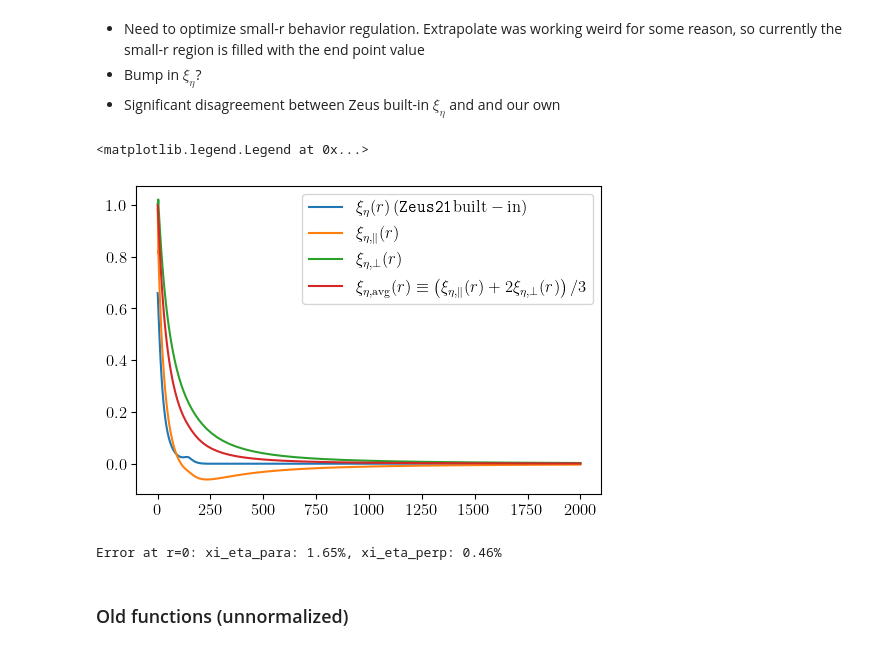
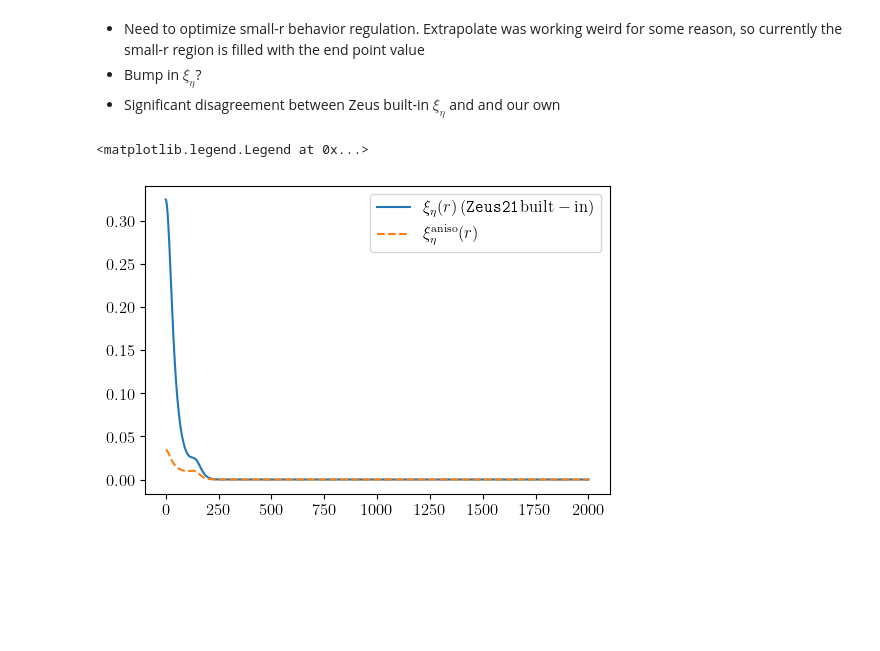
Before and after one commit to ryanyrzh/Zeus21, a Jupyter notebook: aniso_tests/xi_eta_aniso.ipynb, the cells around one changed output. Cells and saved outputs as stored; diff of their text form; code cells hidden in the pictures; blank space fills up the shorter version.

```diff
--- a/aniso_tests/xi_eta_aniso.ipynb
+++ b/aniso_tests/xi_eta_aniso.ipynb
@@ -10,13 +10,12 @@ import zeus21
 plt.rc('text', usetex=True)
 plt.rc('font', family='serif', size=12)
 # %%
-UserParams = zeus21.User_Parameters(precisionboost=2)
-CosmoParams_input = zeus21.Cosmo_Parameters_Input(kmax_CLASS=1000., USE_RELATIVE_VELOCITIES=True,)
+UserParams = zeus21.User_Parameters(precisionboost=3)
+CosmoParams_input = zeus21.Cosmo_Parameters_Input(kmax_CLASS=1000., USE_RELATIVE_VELOCITIES=True, ANISO_XI_ETA=True)
 ClassyCosmo = zeus21.runclass(CosmoParams_input)
 CosmoParams = zeus21.Cosmo_Parameters(UserParams, CosmoParams_input, ClassyCosmo)
 CorrFClass = zeus21.Correlations(UserParams, CosmoParams, ClassyCosmo)
 # %%
 r_list = CorrFClass.rlist_CF
 xi_eta = CorrFClass.xiEta_RR_CF # This was in Zeus
-xi_eta_para = CorrFClass.xiEta_RR_CF_para # These two are new
-xi_eta_perp = CorrFClass.xiEta_RR_CF_perp # These two are new
+xi_eta_aniso = CorrFClass.xiEta_RR_CF_aniso_mnc # This is new
@@ -25,20 +22,11 @@ xi_eta_avg = (xi_eta_para + 2 * xi_eta_perp) / 3
 # %%
+R1choose = 60
+R2choose = 60
+
 fig, ax = plt.subplots(1, 1, figsize=(6,4))
-ax.plot(r_list, xi_eta[0, 0, :], label=r'$\xi_{\eta}(r)\,(\texttt{Zeus21}\,\mathrm{built-in})$')
-ax.plot(r_list, xi_eta_para[0, 0, :], label=r'$\xi_{\eta,\parallel}(r)$')
-ax.plot(r_list, xi_eta_perp[0, 0, :], label=r'$\xi_{\eta,\perp}(r)$')
-ax.plot(r_list, xi_eta_avg[0, 0, :], label=r'$\xi_{\eta,\mathrm{avg}}(r)\equiv\left(\xi_{\eta,\parallel}(r)+2\xi_{\eta,\perp}(r)\right)/3$')
+ax.plot(r_list, xi_eta[R1choose, R2choose, :,], label=r'$\xi_{\eta}(r)\,(\texttt{Zeus21}\,\mathrm{built-in})$')
+ax.plot(r_list, xi_eta_aniso[R1choose, R2choose, :], label=r'$\xi_\eta^\mathrm{aniso}(r)$', linestyle='--')
 ax.legend()
 # %% [output]
 <matplotlib.legend.Legend at 0x...>
-[figure, old version]
+[figure, new version]
-# %%
-para_0 = xi_eta_para[0, 0, 0]
-perp_0 = xi_eta_perp[0, 0, 0]
-para_0_err = np.abs(1 - para_0) * 100
-perp_0_err = np.abs(1 - perp_0) * 100
-print('Error at r=0: xi_eta_para: {:.2f}%, xi_eta_perp: {:.2f}%'.format(para_0_err, perp_0_err))
-# %% [output]
-Error at r=0: xi_eta_para: 1.65%, xi_eta_perp: 0.46%
-# %% [markdown]
-### Old functions (unnormalized)
```
Also changed, not shown: parts of 4 cells of this notebook, 2 other files.
